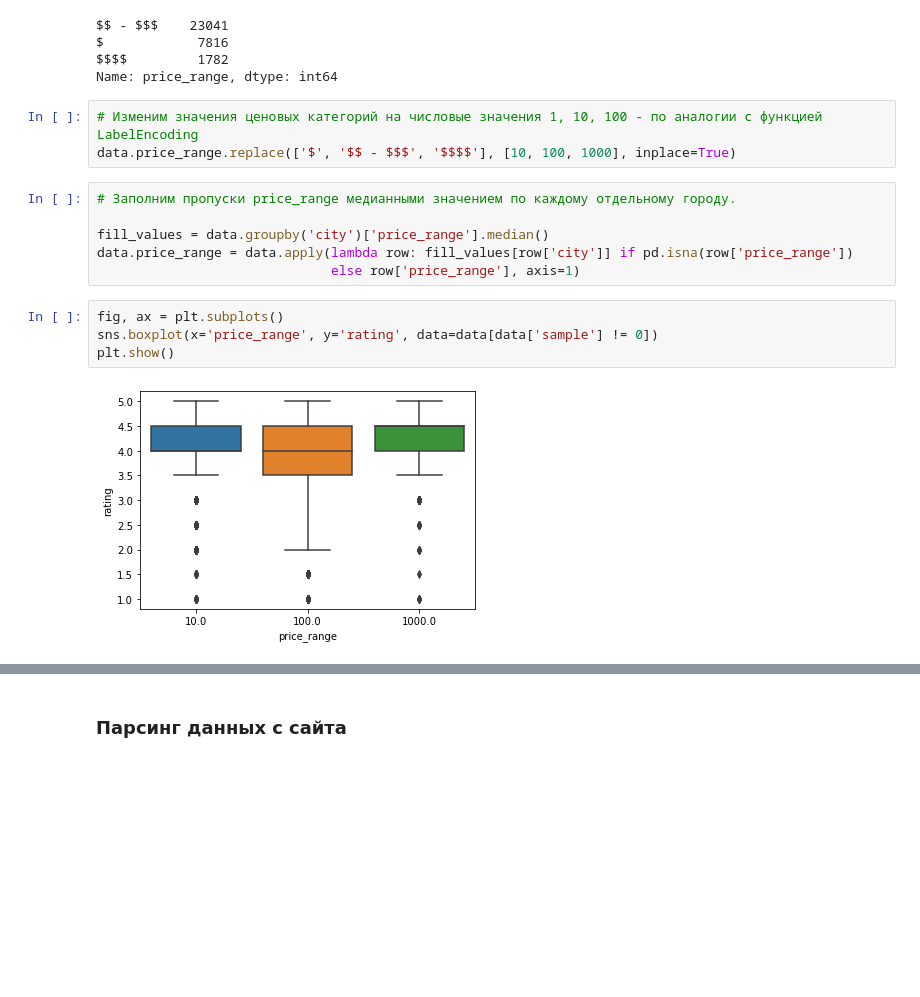
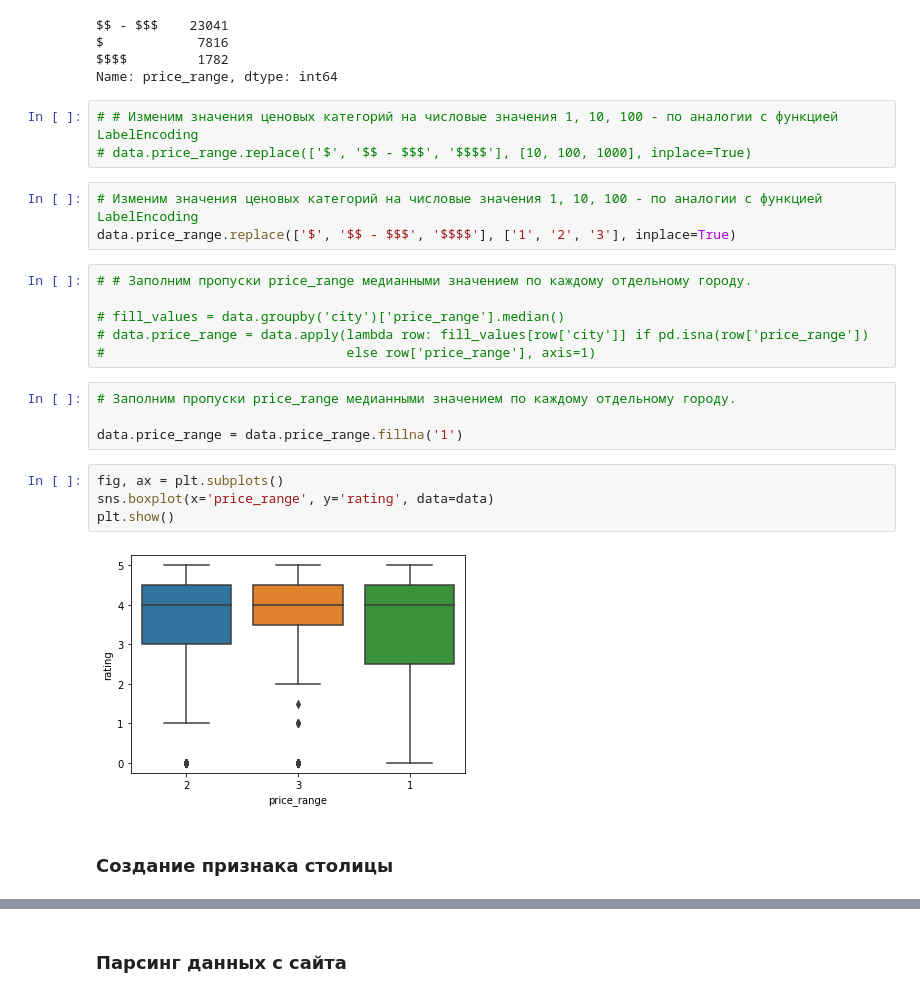
Before and after one commit to BlackGarri/GRepository, a Jupyter notebook: module_3/Igor_Chernov-tripadvisor-rating.ipynb, the cells around one changed output, grey strips where cells are left out. Saved outputs shown, nothing was run; the diff lists cells and outputs as text; blank space fills up the shorter version.

```diff
--- a/module_3/Igor_Chernov-tripadvisor-rating.ipynb
+++ b/module_3/Igor_Chernov-tripadvisor-rating.ipynb
@@ -345,17 +345,26 @@ $            7816
 $$$$         1782
 Name: price_range, dtype: int64
 # %%
-# Изменим значения ценовых категорий на числовые значения 1, 10, 100 - по аналогии с функцией LabelEncoding
-data.price_range.replace(['$', '$$ - $$$', '$$$$'], [10, 100, 1000], inplace=True)
+# # Изменим значения ценовых категорий на числовые значения 1, 10, 100 - по аналогии с функцией LabelEncoding
+# data.price_range.replace(['$', '$$ - $$$', '$$$$'], [10, 100, 1000], inplace=True)
+# %%
+# Изменим значения ценовых категорий на числовые значения 1, 10, 100 - по аналогии с функцией LabelEncoding
+data.price_range.replace(['$', '$$ - $$$', '$$$$'], ['1', '2', '3'], inplace=True)
 # %%
-# Заполним пропуски price_range медианными значением по каждому отдельному городу.
+# # Заполним пропуски price_range медианными значением по каждому отдельному городу.
 
-fill_values = data.groupby('city')['price_range'].median()
-data.price_range = data.apply(lambda row: fill_values[row['city']] if pd.isna(row['price_range'])
-                              else row['price_range'], axis=1)
+# fill_values = data.groupby('city')['price_range'].median()
+# data.price_range = data.apply(lambda row: fill_values[row['city']] if pd.isna(row['price_range'])
+#                               else row['price_range'], axis=1)
+# %%
+# Заполним пропуски price_range медианными значением по каждому отдельному городу.
+
+data.price_range = data.price_range.fillna('1')
 # %%
 fig, ax = plt.subplots()
-sns.boxplot(x='price_range', y='rating', data=data[data['sample'] != 0])
+sns.boxplot(x='price_range', y='rating', data=data)
 plt.show()
 # %% [output]
-[figure, old version]
+[figure, new version]
+# %% [markdown]
+### Создание признака столицы
```
Also changed, not shown: parts of 39 cells of this notebook.
